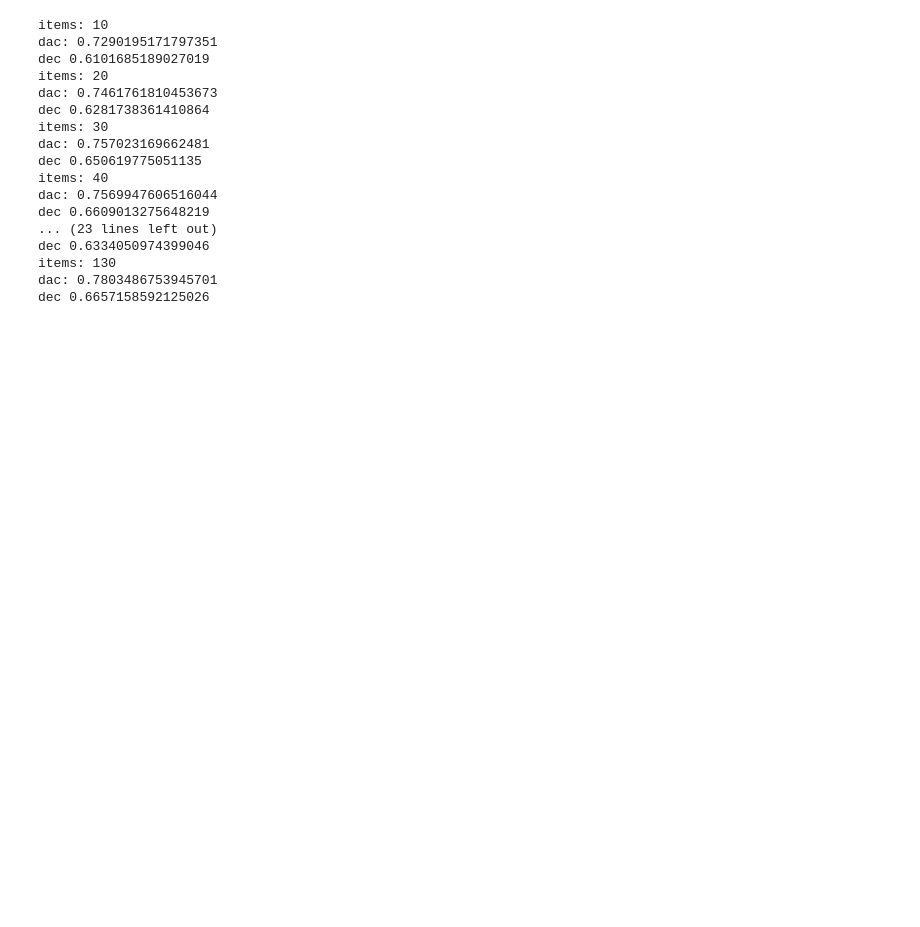
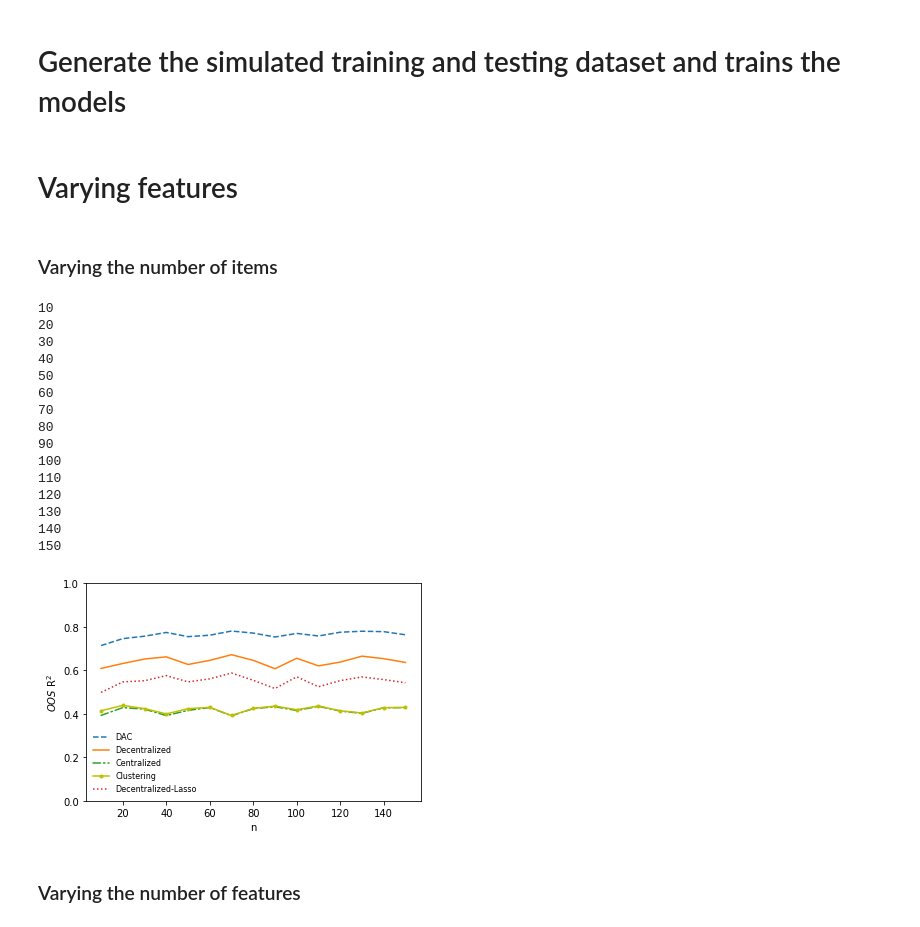
Before and after one commit to paulemilegras/DAC, a Jupyter notebook: Simulation/Regression_Simulation.ipynb, the cells around one changed output. Saved outputs shown, nothing was run; the diff lists cells and outputs as text; code cells hidden in the pictures; blank space fills up the shorter version.

```diff
--- a/Simulation/Regression_Simulation.ipynb
+++ b/Simulation/Regression_Simulation.ipynb
@@ -35,8 +37,10 @@ T = 100
 sigma = 1
 # prob
 p, q = 1/3, 1/3
+# %% [markdown]
+# Generate the simulated training and testing dataset and trains the models
 # %%
-def fit_models_upd(Ru,Rl):
+def fit_models(Ru,Rl):
 
 
     r2_alg_t, r2_b1_t, r2_b2_t, r2_lasso_t, r2_clus_t,r2_true_t =  np.zeros(T), np.zeros(T), np.zeros(T),np.zeros(T), np.zeros(T),np.zeros(T)
@@ -103,13 +107,9 @@ def fit_models_upd(Ru,Rl):
             else:
                 for j in range(n):
                     X_true[j*obs:(j+1)*obs, count] = data[j*obs:(j+1)*obs, i]
-                    ######
-                    ######
-                    #######
+
                     X_test[int(j*obs/2):int((j+1)*obs/2), count] = data_test[int(j*obs/2):int((j+1)*obs/2), i]
-                    ######
-                    ######
-                    #######
+
                     beta[count] = beta_dict[i][j]
                     count += 1
 
@@ -218,8 +218,6 @@ def fit_models_upd(Ru,Rl):
 
 
 
-
-
         #other clustering
         X_clus = np.zeros((n, d))
         count = 0
@@ -245,6 +243,10 @@ def fit_models_upd(Ru,Rl):
         r2_clus_t[t] = r2_score(y_test, y_pred)
 
     return np.mean(r2_alg_t), np.mean(r2_b1_t), np.mean(r2_b2_t), np.mean(r2_lasso_t), np.mean(r2_clus_t)
+# %% [markdown]
+# Varying features
+# %% [markdown]
+### Varying the number of items
 # %%
 list_n = [i for i in range(10,160,10)]
 
@@ -257,47 +259,45 @@ obs=10
 
 r2_alg, r2_b1, r2_b2, r2_lasso, r2_clus = [], [], [], [],[]
 for n in list_n:
-    result_1, result_2, result_3, result_4,result_5 = fit_models_upd(0.9,0.6)
+    result_1, result_2, result_3, result_4,result_5 = fit_models(0.9,0.6)
     r2_alg.append(result_1)
     r2_b1.append(result_2)
     r2_b2.append(result_3)
     r2_lasso.append(result_4)
     r2_clus.append(result_5)
-    print("items:",n)
-    print("dac:",result_1)
-    print("dec",result_2)
+    print(n)
 # %% [output]
-items: 10
-dac: 0.7290195171797351
-dec 0.6101685189027019
-items: 20
-dac: 0.7461761810453673
-dec 0.6281738361410864
-items: 30
-dac: 0.757023169662481
-dec 0.650619775051135
-items: 40
-dac: 0.7569947606516044
-dec 0.6609013275648219
-... (23 lines left out)
-dec 0.6334050974399046
-items: 130
-dac: 0.7803486753945701
-dec 0.6657158592125026
+10
+20
+30
+40
+50
+60
+70
+80
+90
+100
+110
+120
+130
+140
+150
 # %%
 plt.plot(list_n, r2_alg,"--",label = 'DAC')
 plt.plot(list_n, r2_b1,'',label = 'Decentralized')
 plt.plot(list_n, r2_b2,linestyle=(0, (5, 2, 1, 2)), dash_capstyle='round',label = 'Centralized')
 plt.plot(list_n, r2_clus,'y-o',markersize=3,label = 'Clustering')
 plt.plot(list_n, r2_lasso,":",label = 'Decentralized-Lasso')
 
 
 plt.legend(loc='best',frameon=False,prop={'size': 8})
 plt.xlabel('n')
 c1 = "2"
 label = r'$OOS$ R$^{{{}}}$ '.format(c1)
 plt.ylabel(label)
-
-
-plt.ylim(-0.4,1.1)
+plt.ylim(0,1.0)
 plt.show()
+# %% [output]
+[figure, added]
+# %% [markdown]
+### Varying the number of features
```
Also changed, not shown: parts of 22 cells of this notebook.
